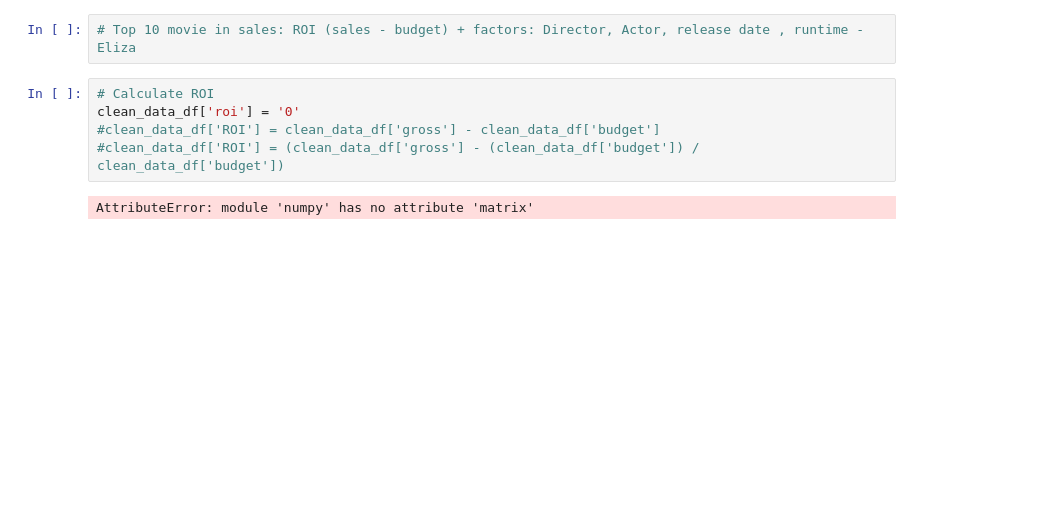
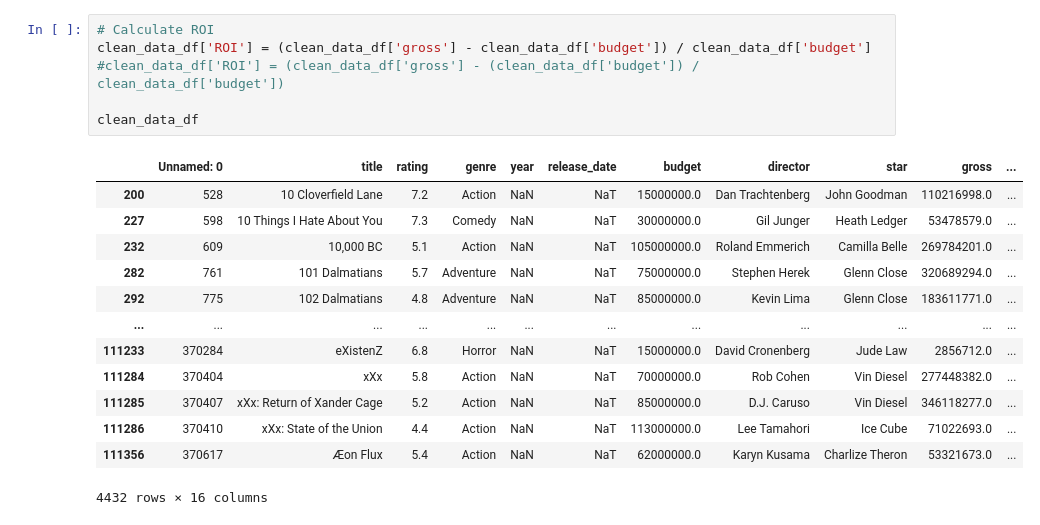
Before and after one commit to eliza0101/Project-1, a Jupyter notebook: main_movies_ey.ipynb, the cells around one changed output. Drawn from its saved outputs; the diff is of its cells as text; blank space fills up the shorter version.

```diff
--- a/main_movies_ey.ipynb
+++ b/main_movies_ey.ipynb
@@ -22,11 +125,22 @@ clean_data_df.tail()
-# %%
-# Top 10 movie in sales: ROI (sales - budget) + factors: Director, Actor, release date , runtime - Eliza
 # %%
 # Calculate ROI
-clean_data_df['roi'] = '0'
-#clean_data_df['ROI'] = clean_data_df['gross'] - clean_data_df['budget']
+clean_data_df['ROI'] = (clean_data_df['gross'] - clean_data_df['budget']) / clean_data_df['budget']
 #clean_data_df['ROI'] = (clean_data_df['gross'] - (clean_data_df['budget']) / clean_data_df['budget'])
+
+clean_data_df
 # %% [output]
+|  | Unnamed: 0 | title | rating | genre | year | release_date | budget | director | star | gross | ... |
+| 200 | 528 | 10 Cloverfield Lane | 7.2 | Action | NaN | NaT | 15000000.0 | Dan Trachtenberg | John Goodman | 110216998.0 | ... |
+| 227 | 598 | 10 Things I Hate About You | 7.3 | Comedy | NaN | NaT | 30000000.0 | Gil Junger | Heath Ledger | 53478579.0 | ... |
+| 232 | 609 | 10,000 BC | 5.1 | Action | NaN | NaT | 105000000.0 | Roland Emmerich | Camilla Belle | 269784201.0 | ... |
+| 282 | 761 | 101 Dalmatians | 5.7 | Adventure | NaN | NaT | 75000000.0 | Stephen Herek | Glenn Close | 320689294.0 | ... |
+| 292 | 775 | 102 Dalmatians | 4.8 | Adventure | NaN | NaT | 85000000.0 | Kevin Lima | Glenn Close | 183611771.0 | ... |
+| ... | ... | ... | ... | ... | ... | ... | ... | ... | ... | ... | ... |
+| 111233 | 370284 | eXistenZ | 6.8 | Horror | NaN | NaT | 15000000.0 | David Cronenberg | Jude Law | 2856712.0 | ... |
+| 111284 | 370404 | xXx | 5.8 | Action | NaN | NaT | 70000000.0 | Rob Cohen | Vin Diesel | 277448382.0 | ... |
+| 111285 | 370407 | xXx: Return of Xander Cage | 5.2 | Action | NaN | NaT | 85000000.0 | D.J. Caruso | Vin Diesel | 346118277.0 | ... |
+| 111286 | 370410 | xXx: State of the Union | 4.4 | Action | NaN | NaT | 113000000.0 | Lee Tamahori | Ice Cube | 71022693.0 | ... |
+| 111356 | 370617 | Æon Flux | 5.4 | Action | NaN | NaT | 62000000.0 | Karyn Kusama | Charlize Theron | 53321673.0 | ... |
-AttributeError: module 'numpy' has no attribute 'matrix'
+4432 rows × 16 columns
 # %%
 # Sort by ROI and select top 10
```
Also changed, not shown: parts of 22 cells of this notebook, 2 other files.
